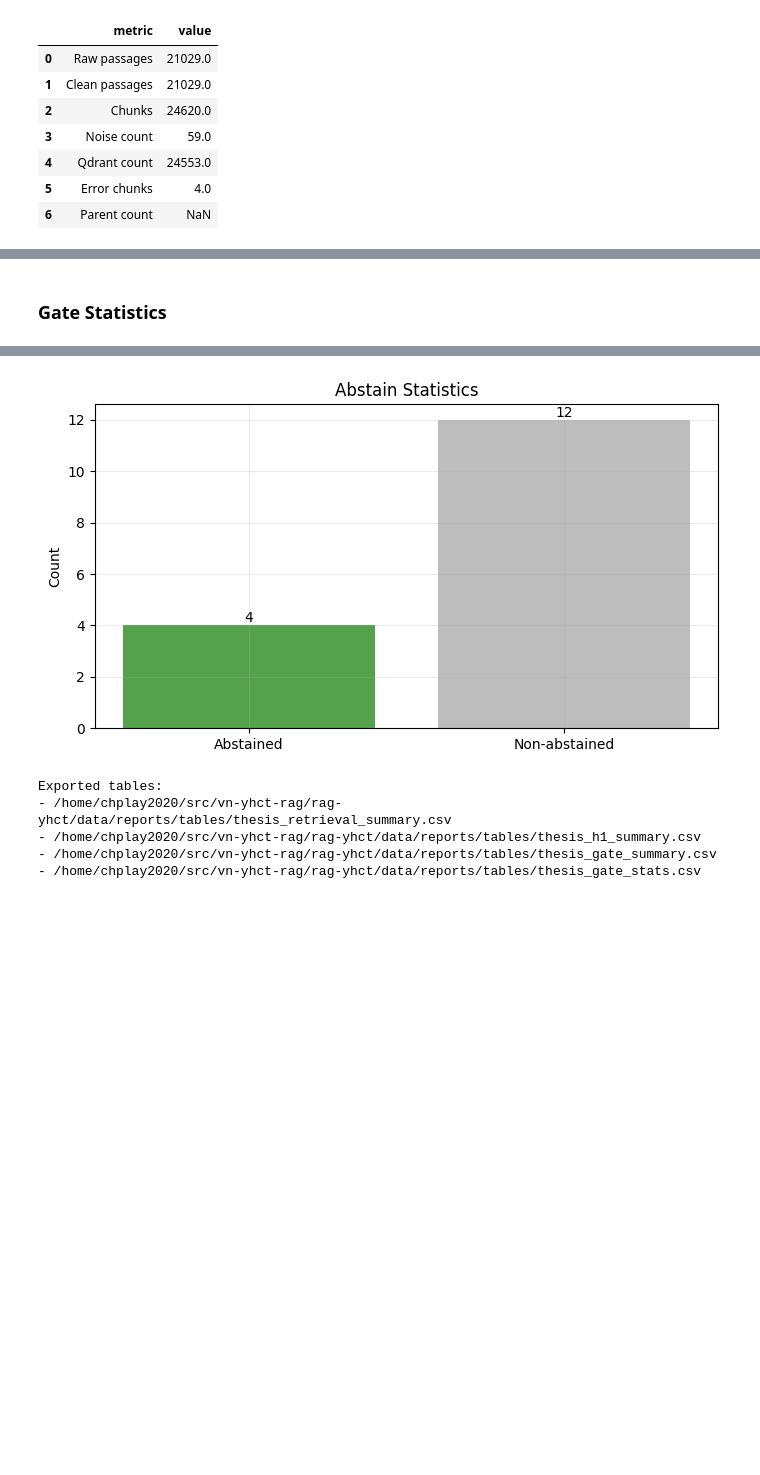
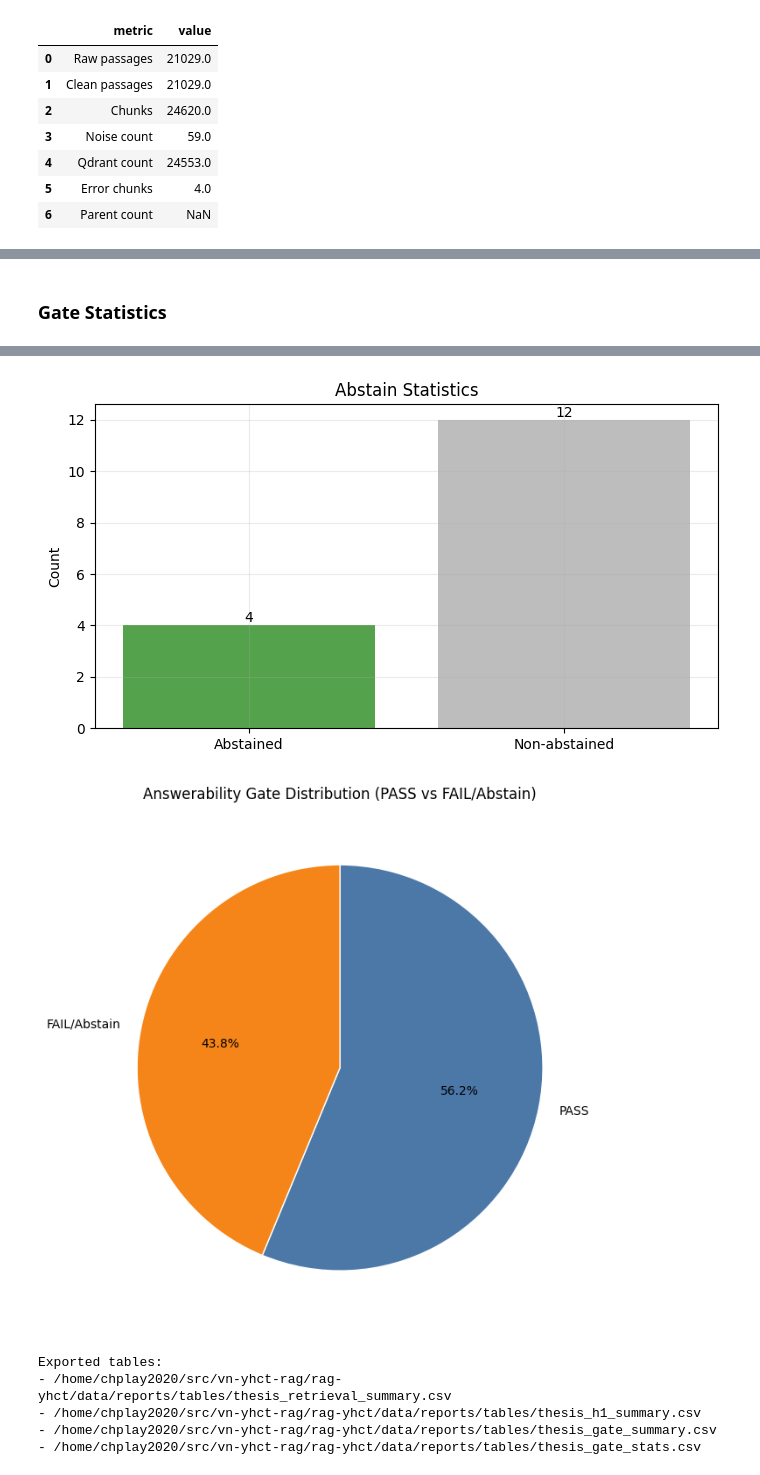
Before and after one commit to chplay2020/vn-yhct-rag, a Jupyter notebook: rag-yhct/notebooks/thesis_analysis_and_diagrams.ipynb, the cells around one changed output, grey strips where cells are left out. Cells and saved outputs as stored; diff of their text form; code cells hidden in the pictures; blank space fills up the shorter version.

```diff
--- a/rag-yhct/notebooks/thesis_analysis_and_diagrams.ipynb
+++ b/rag-yhct/notebooks/thesis_analysis_and_diagrams.ipynb
@@ -406,33 +566,54 @@ else:
     bars = ax.bar(labels, vals, color=["#4c78a8", "#f58518"])
     ax.set_title("Answerability Gate Pass/Fail")
     ax.set_ylabel("Count")
     for b in bars:
         ax.text(b.get_x() + b.get_width() / 2, b.get_height(), f"{int(b.get_height())}", ha="center", va="bottom")
     plt.tight_layout()
     plt.show()
 
     fig, ax = plt.subplots(figsize=(7, 4))
     labels = ["Abstained", "Non-abstained"]
     vals = [n_abstained, max(0, n_total - n_abstained)]
     bars = ax.bar(labels, vals, color=["#54a24b", "#bdbdbd"])
     ax.set_title("Abstain Statistics")
     ax.set_ylabel("Count")
     for b in bars:
         ax.text(b.get_x() + b.get_width() / 2, b.get_height(), f"{int(b.get_height())}", ha="center", va="bottom")
     plt.tight_layout()
     plt.show()
+
+    # Pie chart requested for thesis: PASS vs FAIL/Abstain distribution.
+    n_fail_or_abstain = max(0, n_total - n_pass)
+    pie_labels = ["PASS", "FAIL/Abstain"]
+    pie_sizes = [n_pass, n_fail_or_abstain]
+
+    fig, ax = plt.subplots(figsize=(6.5, 6.5))
+    wedges, texts, autotexts = ax.pie(
+        pie_sizes,
+        labels=pie_labels,
+        colors=["#4c78a8", "#f58518"],
+        autopct="%1.1f%%",
+        startangle=90,
+        counterclock=False,
+        wedgeprops={"linewidth": 1.0, "edgecolor": "white"},
+    )
+    ax.set_title("Answerability Gate Distribution (PASS vs FAIL/Abstain)")
+    ax.axis("equal")
+    plt.tight_layout()
+    plt.show()
 # %% [output]
 ### Gate Statistics
 |  | metric | value |
 | 0 | total_queries | 16.000000 |
 | 1 | gate_pass | 9.000000 |
 | 2 | gate_fail | 5.000000 |
 | 3 | abstained | 4.000000 |
 | 4 | answer_generated | 5.000000 |
 | 5 | avg_evidence_count | 3.428571 |
 | 6 | avg_context_tokens | 2979.400000 |
 [figure]
 [figure]
+[figure, added]
 # %%
 TABLE_OUTPUT_DIR.mkdir(parents=True, exist_ok=True)
 
```
Also changed, not shown: parts of 4 cells of this notebook, 18 other files.
